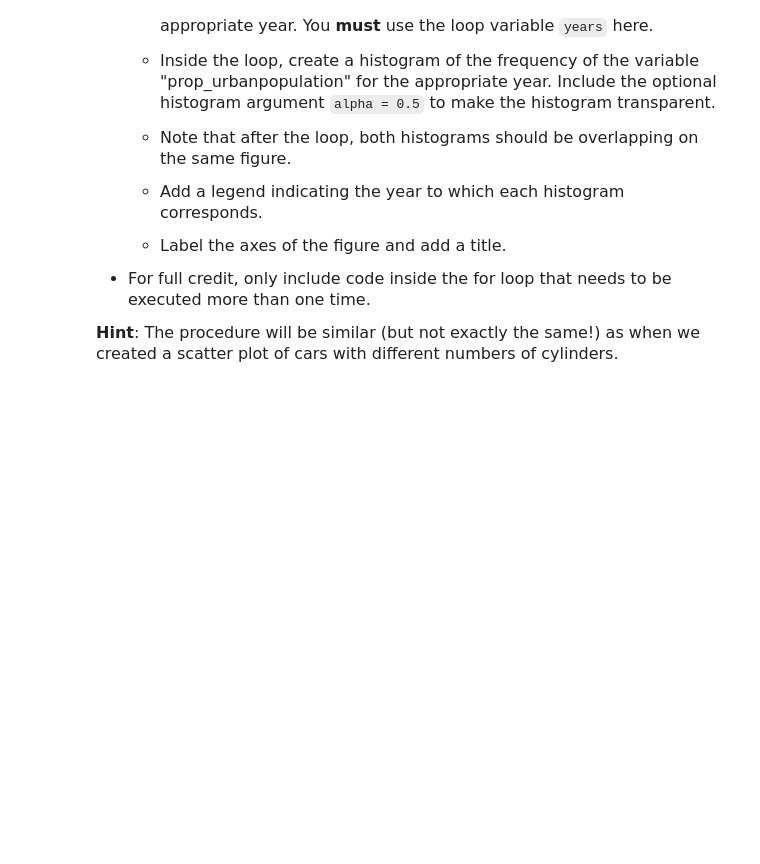
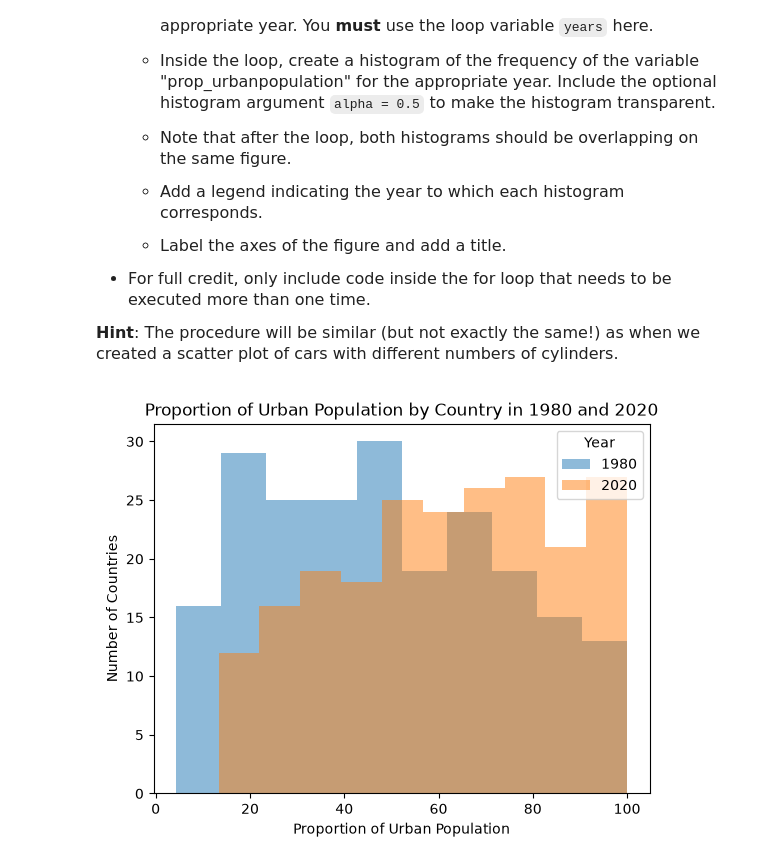
Before and after one commit to adamkeos/datasci151fall2026, a Jupyter notebook: _assignments/assignment_7/Assignment7.ipynb, the cells around one changed output. Drawn from its saved outputs; the diff is of its cells as text; code cells hidden in the pictures; blank space fills up the shorter version.

```diff
--- a/_assignments/assignment_7/Assignment7.ipynb
+++ b/_assignments/assignment_7/Assignment7.ipynb
@@ -134,0 +163,16 @@ import matplotlib.pyplot as plt
+# %%
+# Write your answer here:
+wdi = pd.read_csv("data/wdi_urban.csv")
+unique_years = pd.unique(wdi["year"])
+
+for years in unique_years:
+    yeardata = wdi.query("year == @years")
+    plt.hist(yeardata["prop_urbanpopulation"], alpha = 0.5, label = years)
+
+plt.xlabel("Proportion of Urban Population")
+plt.ylabel("Number of Countries")
+plt.title("Proportion of Urban Population by Country in 1980 and 2020")
+plt.legend(title = "Year")
+plt.show()
+# %% [output]
+[figure, added]
```
Also changed, not shown: parts of 9 cells of this notebook.
